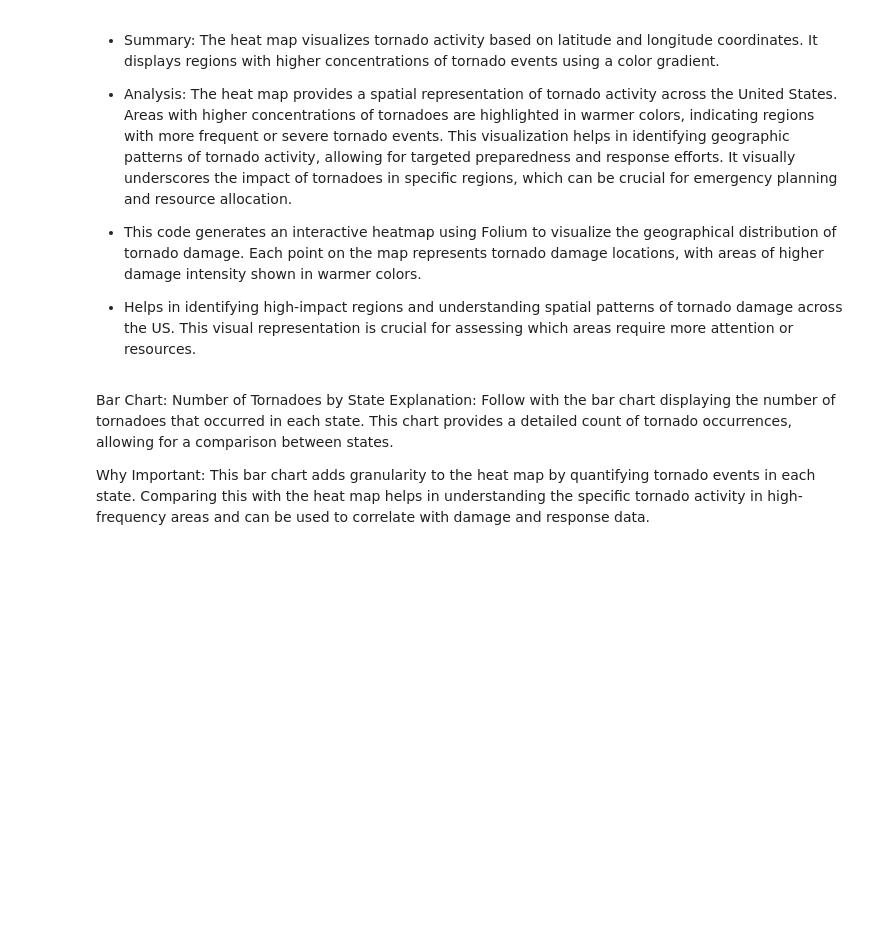
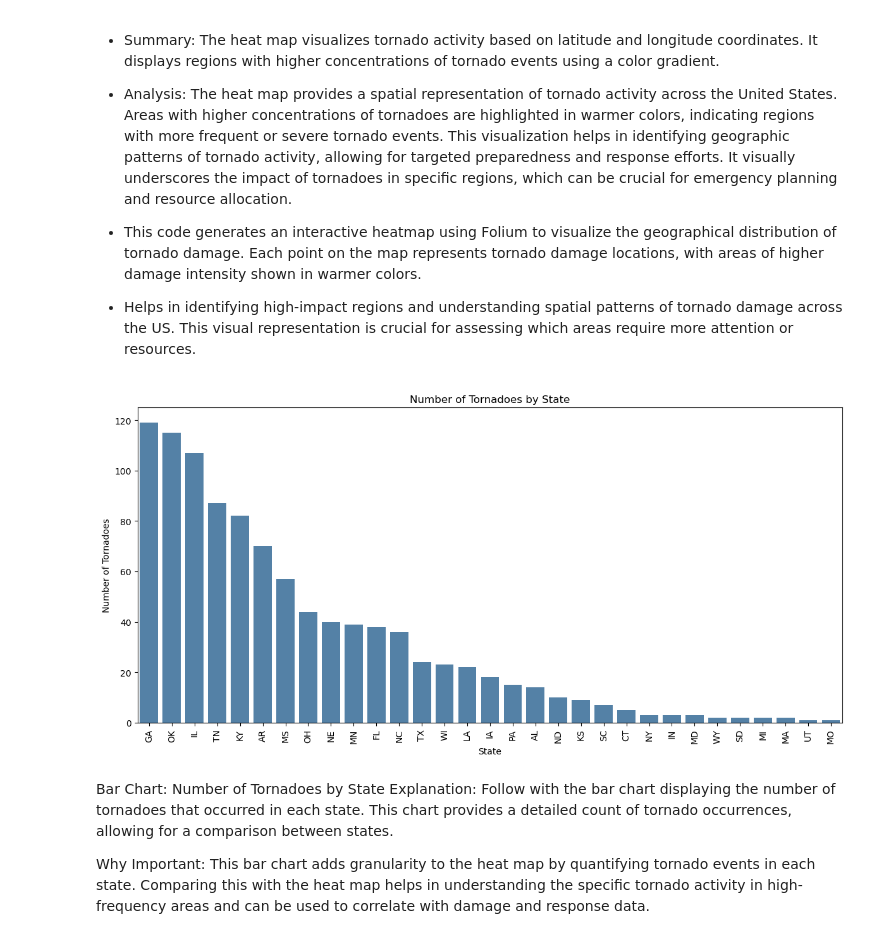
Before and after one commit to DavidnBui/DataStormers, a Jupyter notebook: tornado_notebook.ipynb, the cells around one changed output. Drawn from its saved outputs; the diff is of its cells as text; code cells hidden in the pictures; blank space fills up the shorter version.

Commit message:
Standardized dataframes, moved imports to first cell

```diff
--- a/tornado_notebook.ipynb
+++ b/tornado_notebook.ipynb
@@ -173,9 +147,9 @@ endpoint_url = f"{base_url}{endpoint}"
 data = fetch_api_data(endpoint_url, params)
 
 # Convert the fetched data to a DataFrame
-tornado_summary_df = pd.DataFrame(data["DisasterDeclarationsSummaries"])
+disaster_declarations_df = pd.DataFrame(data["DisasterDeclarationsSummaries"])
 
 # Save the DataFrame to a CSV file
 write_to_csv(data["DisasterDeclarationsSummaries"], filename, "w")
 
-tornado_summary_df.head()
+disaster_declarations_df.head()
@@ -375,28 +319,20 @@ The heat map provides a spatial representation of tornado activity across the Un
 
 * Helps in identifying high-impact regions and understanding spatial patterns of tornado damage across the US. This visual representation is crucial for assessing which areas require more attention or resources.
 # %%
-import pandas as pd
-import seaborn as sns
-import matplotlib.pyplot as plt
-
-# Load the DisasterDeclarationsSummaries CSV
-disaster_df = pd.read_csv("DisasterDeclarationsSummaries.csv")
-
-# Filter for tornadoes in the US
-tornado_df = disaster_df[disaster_df['incidentType'] == 'Tornado']
-
 # Aggregate data by state
-state_damage = tornado_df.groupby('state').size().sort_values(ascending=False)
+state_damage = disaster_declarations_df.groupby('state').size().sort_values(ascending=False)
 
 # Plot the bar chart
 plt.figure(figsize=(12, 6))
 sns.barplot(x=state_damage.index, y=state_damage.values, color='steelblue')  # Removed palette, added color
 plt.title('Number of Tornadoes by State')
 plt.xlabel('State')
 plt.ylabel('Number of Tornadoes')
 plt.xticks(rotation=90)
 plt.tight_layout()
 plt.show()
+# %% [output]
+[figure, added]
 # %% [markdown]
 Bar Chart: Number of Tornadoes by State
 Explanation: Follow with the bar chart displaying the number of tornadoes that occurred in each state. This chart provides a detailed count of tornado occurrences, allowing for a comparison between states.
```
Also changed, not shown: parts of 34 cells of this notebook, 2 other files.
